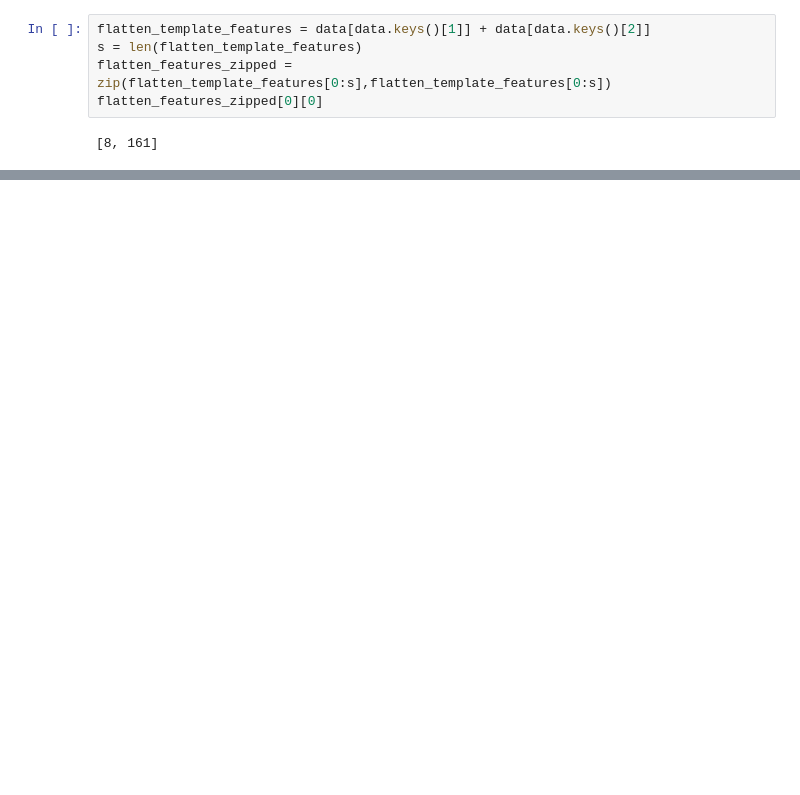
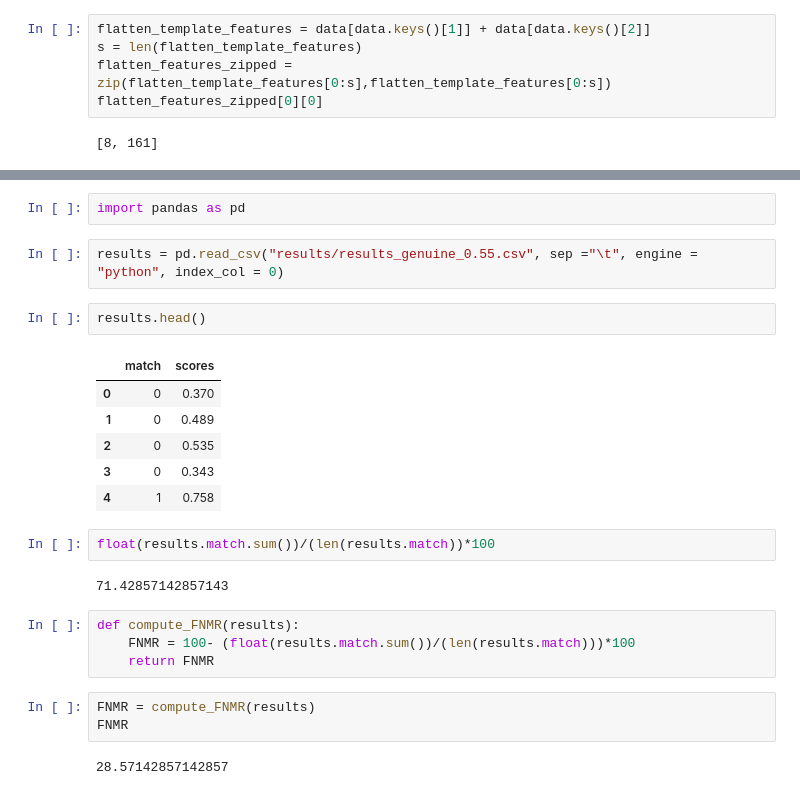
Before and after one commit to Antoninj/biometrics-project, a Jupyter notebook: sandbox.ipynb, the cells around one changed output, grey strips where cells are left out. Saved outputs shown, nothing was run; the diff lists cells and outputs as text; blank space fills up the shorter version.

```diff
--- a/sandbox.ipynb
+++ b/sandbox.ipynb
@@ -131,0 +138,26 @@ flatten_features_zipped[0][0]
+# %%
+import pandas as pd
+# %%
+results = pd.read_csv("results/results_genuine_0.55.csv", sep ="\t", engine = "python", index_col = 0)
+# %%
+results.head()
+# %% [output]
+|  | match | scores |
+| 0 | 0 | 0.370 |
+| 1 | 0 | 0.489 |
+| 2 | 0 | 0.535 |
+| 3 | 0 | 0.343 |
+| 4 | 1 | 0.758 |
+# %%
+float(results.match.sum())/(len(results.match))*100
+# %% [output]
+71.42857142857143
+# %%
+def compute_FNMR(results):
+    FNMR = 100- (float(results.match.sum())/(len(results.match)))*100
+    return FNMR
+# %%
+FNMR = compute_FNMR(results)
+FNMR
+# %% [output]
+28.57142857142857
```
Also changed, not shown: parts of 3 cells of this notebook, 3 other files.
